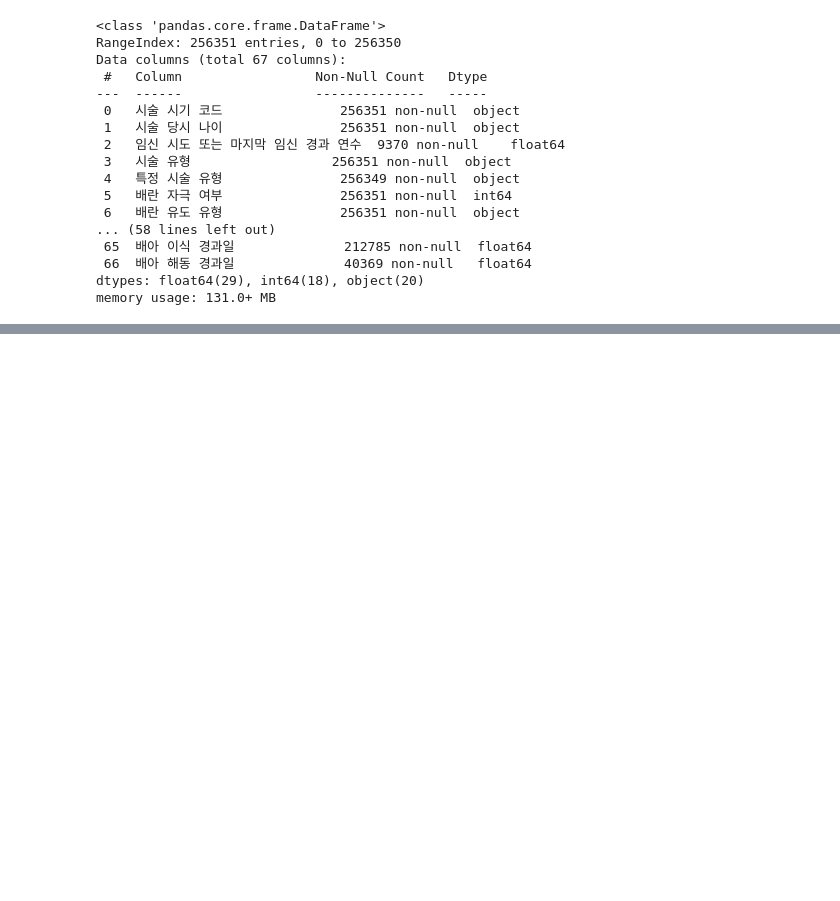
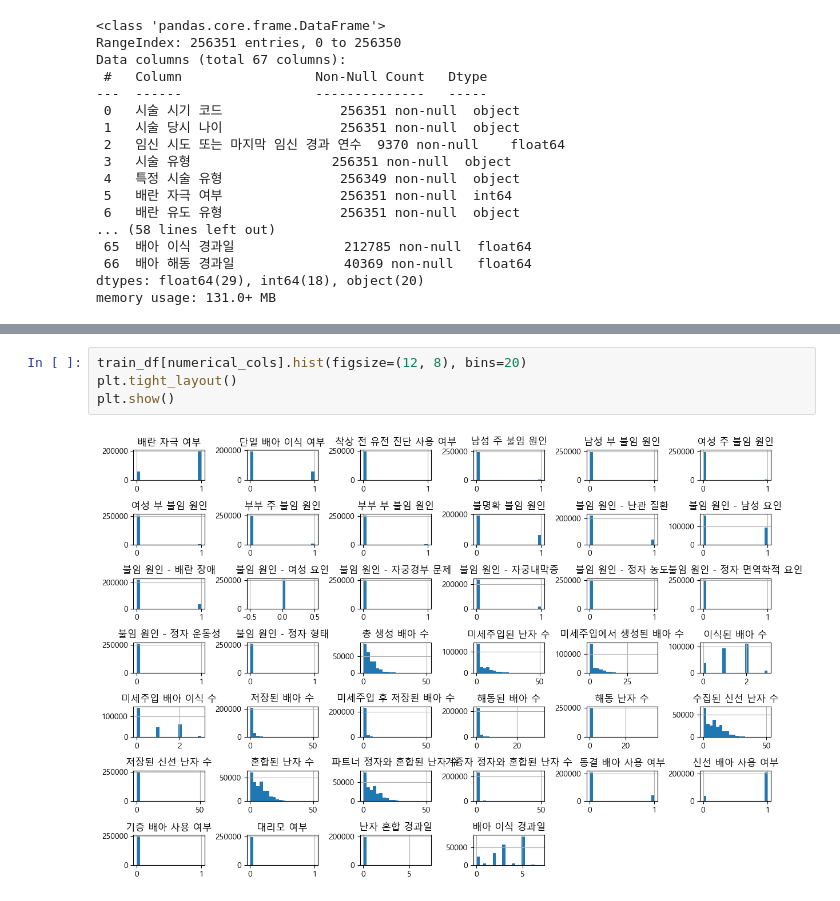
Before and after one commit to helloNarehase/LG_Aimers_2025, a Jupyter notebook: data_preprocess/missing_val.ipynb, the cells around one changed output, grey strips where cells are left out. Drawn from its saved outputs; the diff is of its cells as text; blank space fills up the shorter version.

```diff
--- a/data_preprocess/missing_val.ipynb
+++ b/data_preprocess/missing_val.ipynb
@@ -194,0 +195,6 @@ test_cleaned['배아 이식 경과일'].hist(figsize=(10, 5), bins=20)
+# %%
+train_df[numerical_cols].hist(figsize=(12, 8), bins=20)
+plt.tight_layout()
+plt.show()
+# %% [output]
+[figure, added]
```
Also changed, not shown: parts of 43 cells of this notebook, 2 other files.
